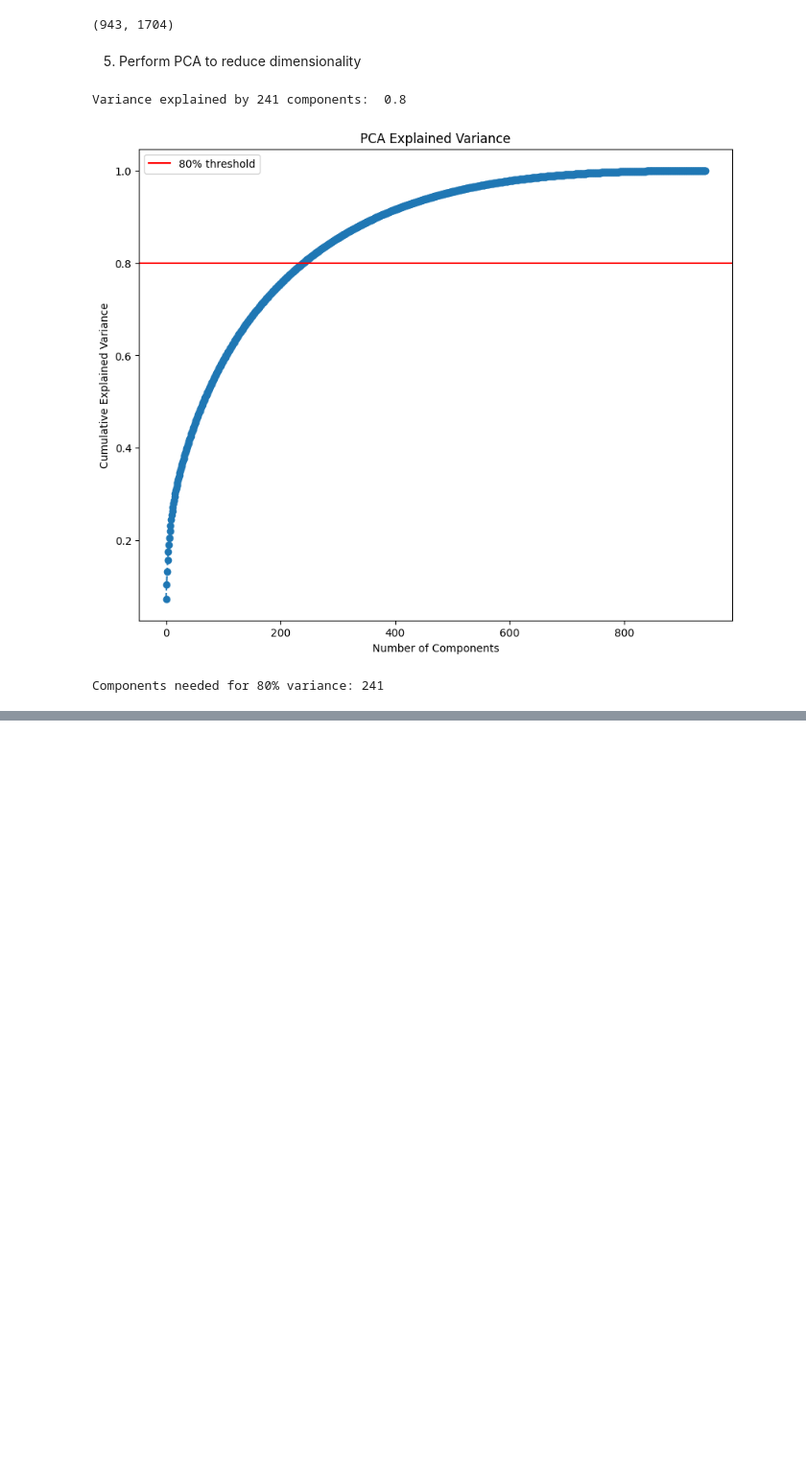
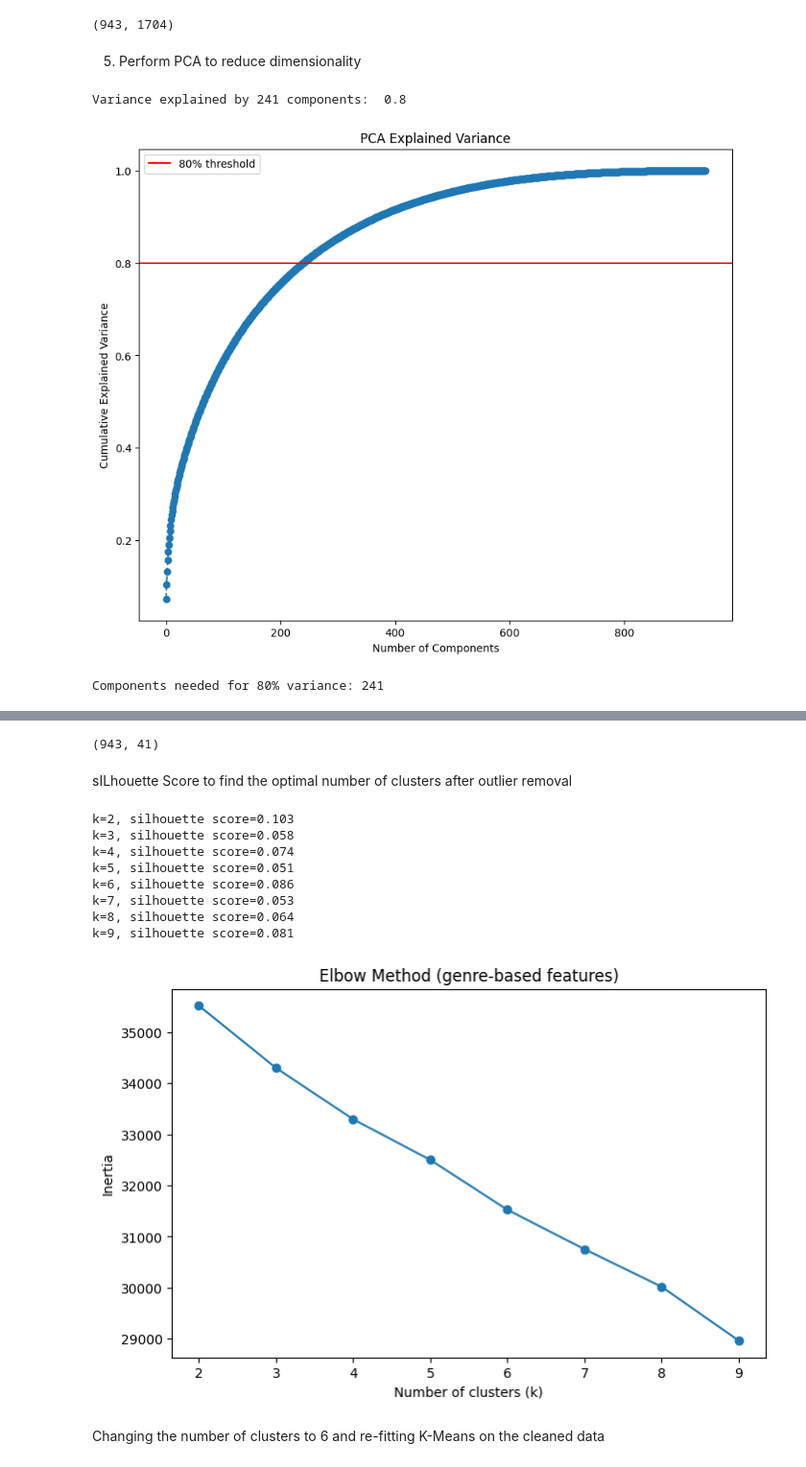
Before and after one commit to FutureProofDev/Movie_Recommendation_Engine, a Jupyter notebook: notebooks/02_feature_engineering.ipynb, the cells around one changed output, grey strips where cells are left out. Shown at 96% size. Drawn from its saved outputs; the diff is of its cells as text; code cells hidden in the pictures; blank space fills up the shorter version.

```diff
--- a/notebooks/02_feature_engineering.ipynb
+++ b/notebooks/02_feature_engineering.ipynb
@@ -81,0 +260,19 @@ Components needed for 80% variance: 241
+# %%
+# Merge ratings with movie genre flags
+ratings_with_genres = ratings.merge(movies_clean, on='item_id')
+
+genre_cols = ['unknown', 'Action', 'Adventure', 'Animation', "Children's", 'Comedy',
+              'Crime', 'Documentary', 'Drama', 'Fantasy', 'Film-Noir', 'Horror',
+              'Musical', 'Mystery', 'Romance', 'Sci-Fi', 'Thriller', 'War', 'Western']
+
+# For each genre, compute each user's average rating for movies in that genre
+genre_profiles = {}
+for genre in genre_cols:
+    genre_movies = ratings_with_genres[ratings_with_genres[genre] == 1]
+    genre_avg = genre_movies.groupby('user_id')['rating'].mean()
+    genre_profiles[genre] = genre_avg
+
+genre_profile_df = pd.DataFrame(genre_profiles)
+genre_profile_df = genre_profile_df.fillna(0)  # user never rated that genre
+print(genre_profile_df.shape)
+genre_profile_df.head()
@@ -81,0 +288,42 @@ Components needed for 80% variance: 241
+# %%
+combined_features_v2 = genre_profile_df.join(users_encoded)
+combined_features_v2.columns = combined_features_v2.columns.astype(str)
+print(combined_features_v2.shape)  # should be ~943 x 47 (19 genres + ~28 demographic cols)
+
+scaler_v2 = StandardScaler()
+scaled_features_v2 = scaler_v2.fit_transform(combined_features_v2)
+# %% [output]
+(943, 41)
+# %% [markdown]
+sILhouette Score to find the optimal number of clusters after outlier removal
+# %%
+inertias_v2 = []
+silhouette_scores_v2 = []
+k_range = range(2, 10)
+
+for k in k_range:
+    kmeans = KMeans(n_clusters=k, random_state=42, n_init=10)
+    labels = kmeans.fit_predict(scaled_features_v2)
+    inertias_v2.append(kmeans.inertia_)
+    score = silhouette_score(scaled_features_v2, labels)
+    silhouette_scores_v2.append(score)
+    print(f"k={k}, silhouette score={score:.3f}")
+
+plt.figure(figsize=(8,5))
+plt.plot(k_range, inertias_v2, marker='o')
+plt.xlabel('Number of clusters (k)')
+plt.ylabel('Inertia')
+plt.title('Elbow Method (genre-based features)')
+plt.show()
+# %% [output]
+k=2, silhouette score=0.103
+k=3, silhouette score=0.058
+k=4, silhouette score=0.074
+k=5, silhouette score=0.051
+k=6, silhouette score=0.086
+k=7, silhouette score=0.053
+k=8, silhouette score=0.064
+k=9, silhouette score=0.081
+[figure, added]
+# %% [markdown]
+Changing the number of clusters to 6 and re-fitting K-Means on the cleaned data
```
Also changed, not shown: parts of 18 cells of this notebook.
